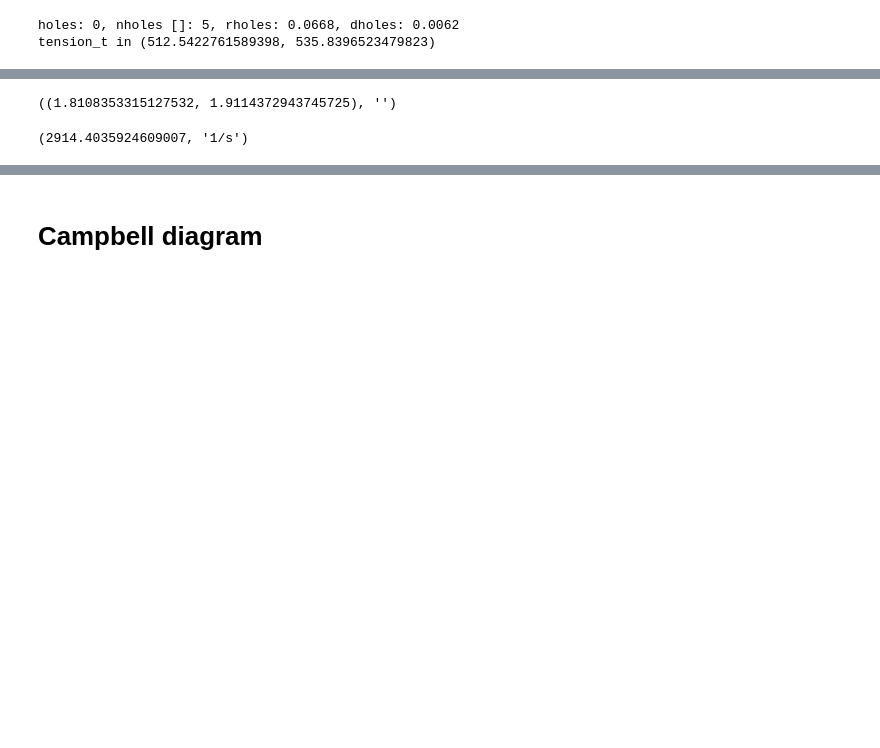
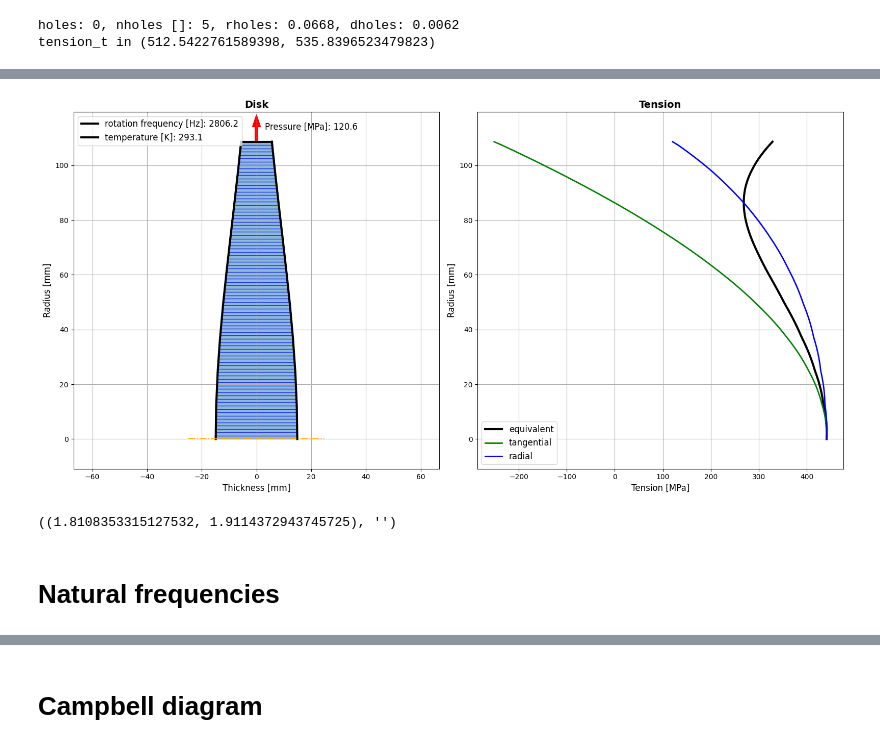
Before and after one commit to ParkhomenkoDV/disk, a Jupyter notebook: tutorial/disk.ipynb, the cells around one changed output, grey strips where cells are left out. Cells and saved outputs as stored; diff of their text form; code cells hidden in the pictures; blank space fills up the shorter version.

```diff
--- a/tutorial/disk.ipynb
+++ b/tutorial/disk.ipynb
@@ -141,8 +152,10 @@ eq_tensions = Disk(material=disk.material, radius=eq_radius, thickness=eq_thickn
+# %%
+tensions = disk_equal_strength.tension(**condition, ndis=10, show=True)
+# %% [output]
+[figure, added]
 # %%
 disk.frequency_safety_factor(condition["rotation_frequency"], temperature=600, pressure=pressure)
 # %% [output]
 ((1.8108353315127532, 1.9114372943745725), '')
-# %%
-disk.natural_frequencies(-1, 0, 0)
-# %% [output]
-(2914.4035924609007, '1/s')
+# %% [markdown]
+# Natural frequencies
```
Also changed, not shown: parts of 10 cells of this notebook.
